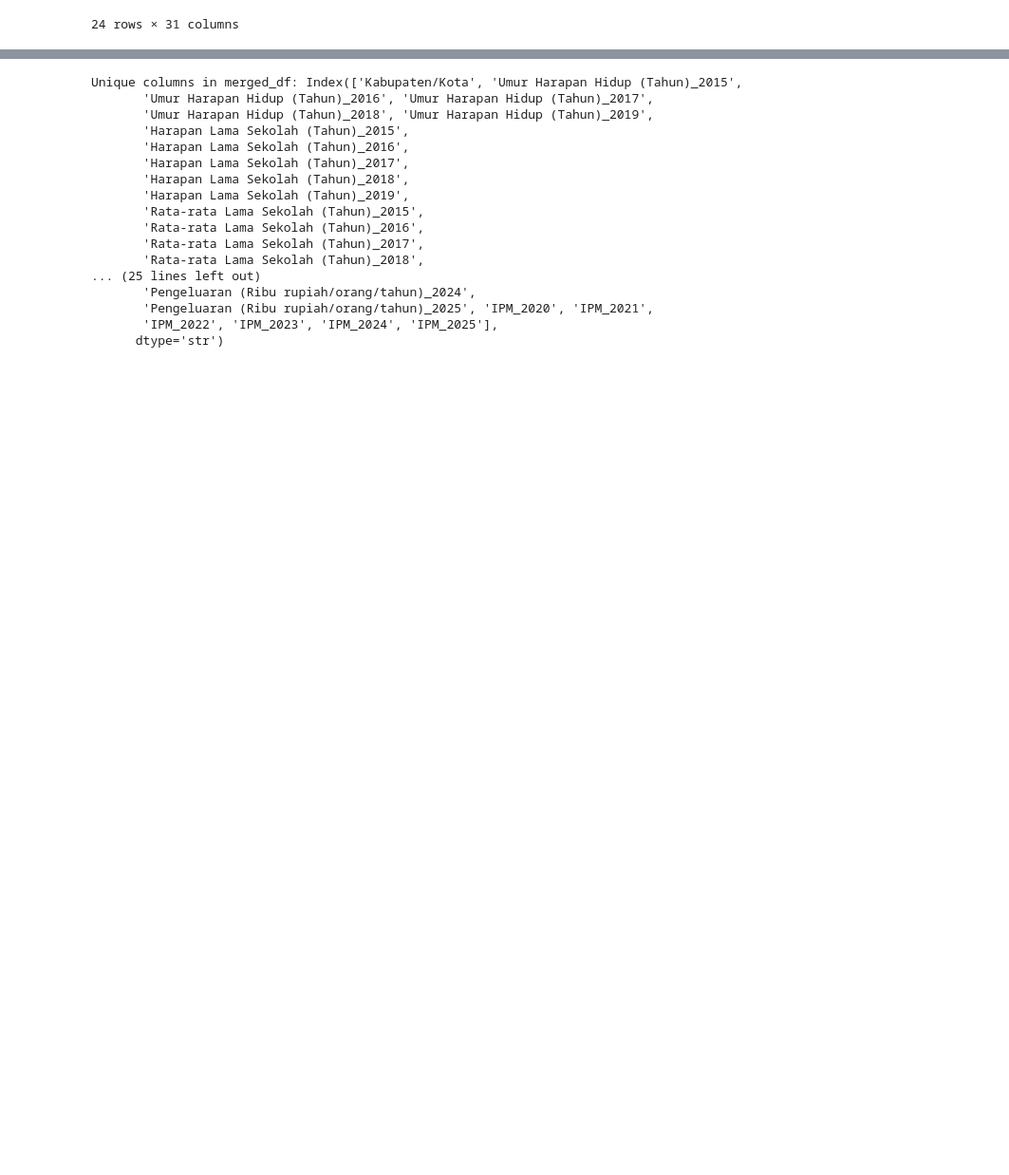
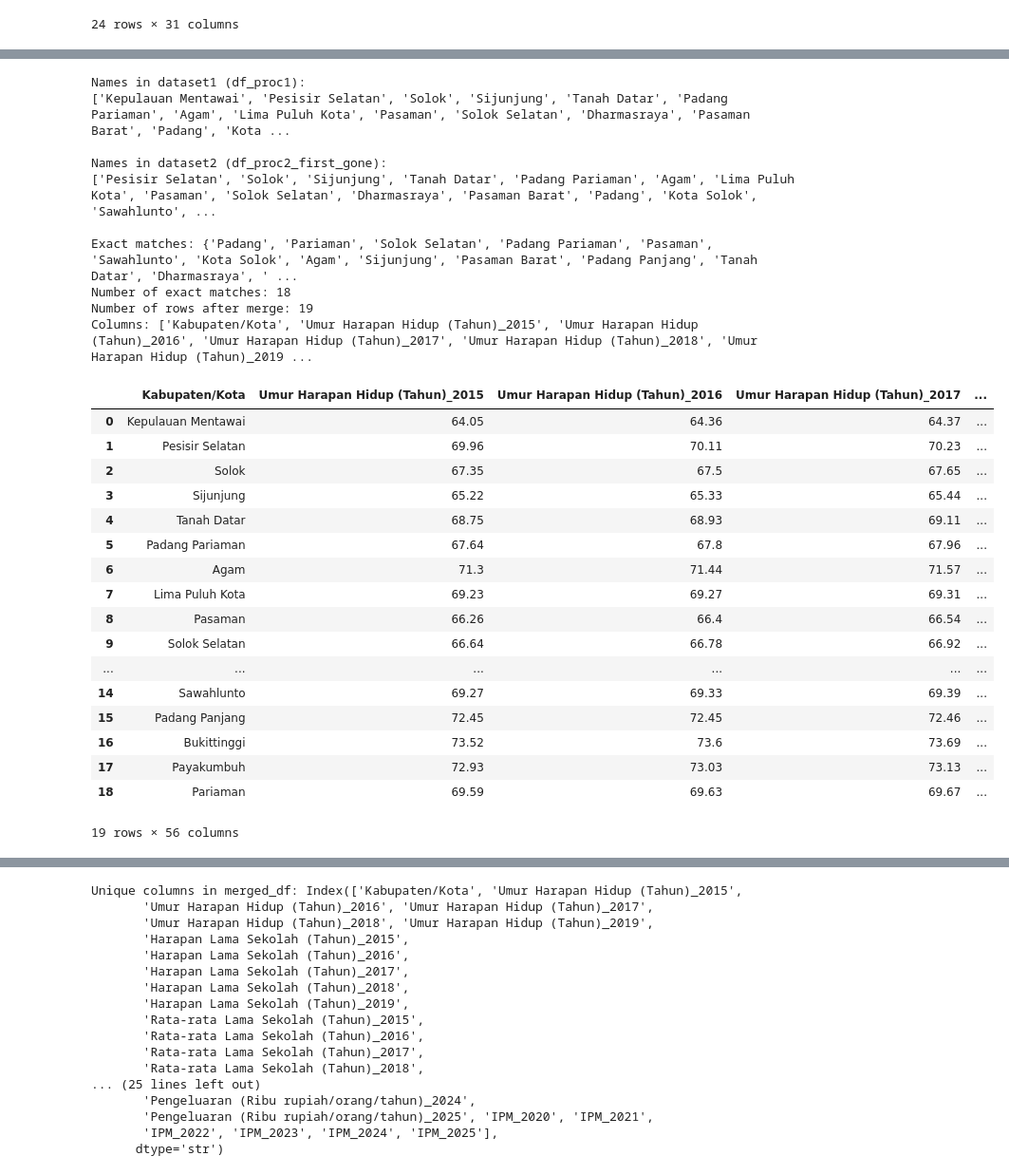
Before and after one commit to ImbangJayoGampito/visdat-spasio-temporal, a Jupyter notebook: Data Preprocessing/preprocess.ipynb, the cells around one changed output, grey strips where cells are left out. Shown at 95% size. Drawn from its saved outputs; the diff is of its cells as text; code cells hidden in the pictures; blank space fills up the shorter version.

```diff
--- a/Data Preprocessing/preprocess.ipynb
+++ b/Data Preprocessing/preprocess.ipynb
@@ -84,0 +86,67 @@ merged_df
+# %%
+df_proc2['Wilayah'] = df_proc2['Wilayah'].str.replace('Kab.', '', regex=False)
+df_proc1['Kabupaten/Kota'] = df_proc1['Kabupaten/Kota'].str.replace('Kab.', '', regex=False)
+mask = df_proc1['Kabupaten/Kota'] != 'Kota Solok'
+df_proc1.loc[mask, 'Kabupaten/Kota'] = df_proc1.loc[mask, 'Kabupaten/Kota'].str.replace('Kota', '', regex=False)
+df_proc1['Kabupaten/Kota'] = df_proc1['Kabupaten/Kota'].replace('Lima Puluh', 'Lima Puluh Kota')
+df_proc2['Wilayah'] = df_proc2['Wilayah'].str.strip()
+df_proc1['Kabupaten/Kota'] = df_proc1['Kabupaten/Kota'].str.strip()
+# %%
+# Remove first row from df_proc2 which is the header row
+df_proc2_first_gone = df_proc2.iloc[1:].reset_index(drop=True)
+# Merge the two processed dataframes on the regency name column
+merged_df = pd.merge(
+    df_proc1,
+    df_proc2_first_gone,
+    left_on='Kabupaten/Kota',
+    right_on='Wilayah',
+    how='left'
+)
+# Get unique names from both datasets
+names_proc1 = df_proc1['Kabupaten/Kota'].unique().tolist()
+names_proc2 = df_proc2_first_gone['Wilayah'].unique().tolist()
+
+print("Names in dataset1 (df_proc1):")
+print(names_proc1)
+print("\nNames in dataset2 (df_proc2_first_gone):")
+print(names_proc2)
+
+
+matches = set(names_proc1) & set(names_proc2)
+print(f"\nExact matches: {matches}")
+print(f"Number of exact matches: {len(matches)}")
+
+# Merge the two processed dataframes on the regency name column
+merged_df = merged_df.drop('Wilayah', axis=1)
+print(f"Number of rows after merge: {len(merged_df)}")
+print(f"Columns: {merged_df.columns.tolist()}")
+merged_df
+# %% [output]
+Names in dataset1 (df_proc1):
+['Kepulauan Mentawai', 'Pesisir Selatan', 'Solok', 'Sijunjung', 'Tanah Datar', 'Padang Pariaman', 'Agam', 'Lima Puluh Kota', 'Pasaman', 'Solok Selatan', 'Dharmasraya', 'Pasaman Barat', 'Padang', 'Kota ...
+
+Names in dataset2 (df_proc2_first_gone):
+['Pesisir Selatan', 'Solok', 'Sijunjung', 'Tanah Datar', 'Padang Pariaman', 'Agam', 'Lima Puluh Kota', 'Pasaman', 'Solok Selatan', 'Dharmasraya', 'Pasaman Barat', 'Padang', 'Kota Solok', 'Sawahlunto', ...
+
+Exact matches: {'Padang', 'Pariaman', 'Solok Selatan', 'Padang Pariaman', 'Pasaman', 'Sawahlunto', 'Kota Solok', 'Agam', 'Sijunjung', 'Pasaman Barat', 'Padang Panjang', 'Tanah Datar', 'Dharmasraya', ' ...
+Number of exact matches: 18
+Number of rows after merge: 19
+Columns: ['Kabupaten/Kota', 'Umur Harapan Hidup (Tahun)_2015', 'Umur Harapan Hidup (Tahun)_2016', 'Umur Harapan Hidup (Tahun)_2017', 'Umur Harapan Hidup (Tahun)_2018', 'Umur Harapan Hidup (Tahun)_2019 ...
+|  | Kabupaten/Kota | Umur Harapan Hidup (Tahun)_2015 | Umur Harapan Hidup (Tahun)_2016 | Umur Harapan Hidup (Tahun)_2017 | ... |
+| 0 | Kepulauan Mentawai | 64.05 | 64.36 | 64.37 | ... |
+| 1 | Pesisir Selatan | 69.96 | 70.11 | 70.23 | ... |
+| 2 | Solok | 67.35 | 67.5 | 67.65 | ... |
+| 3 | Sijunjung | 65.22 | 65.33 | 65.44 | ... |
+| 4 | Tanah Datar | 68.75 | 68.93 | 69.11 | ... |
+| 5 | Padang Pariaman | 67.64 | 67.8 | 67.96 | ... |
+| 6 | Agam | 71.3 | 71.44 | 71.57 | ... |
+| 7 | Lima Puluh Kota | 69.23 | 69.27 | 69.31 | ... |
+| 8 | Pasaman | 66.26 | 66.4 | 66.54 | ... |
+| 9 | Solok Selatan | 66.64 | 66.78 | 66.92 | ... |
+| ... | ... | ... | ... | ... | ... |
+| 14 | Sawahlunto | 69.27 | 69.33 | 69.39 | ... |
+| 15 | Padang Panjang | 72.45 | 72.45 | 72.46 | ... |
+| 16 | Bukittinggi | 73.52 | 73.6 | 73.69 | ... |
+| 17 | Payakumbuh | 72.93 | 73.03 | 73.13 | ... |
+| 18 | Pariaman | 69.59 | 69.63 | 69.67 | ... |
+19 rows × 56 columns
```
Also changed, not shown: parts of 8 cells of this notebook, 3 other files.
